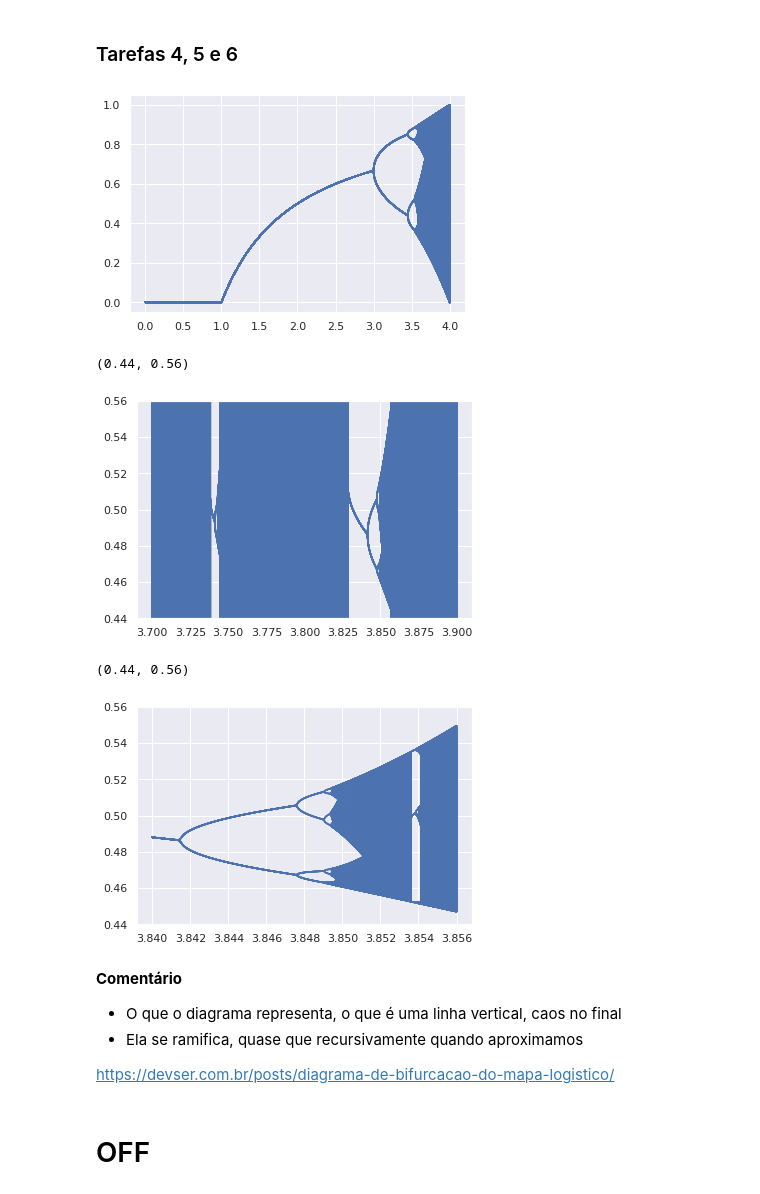
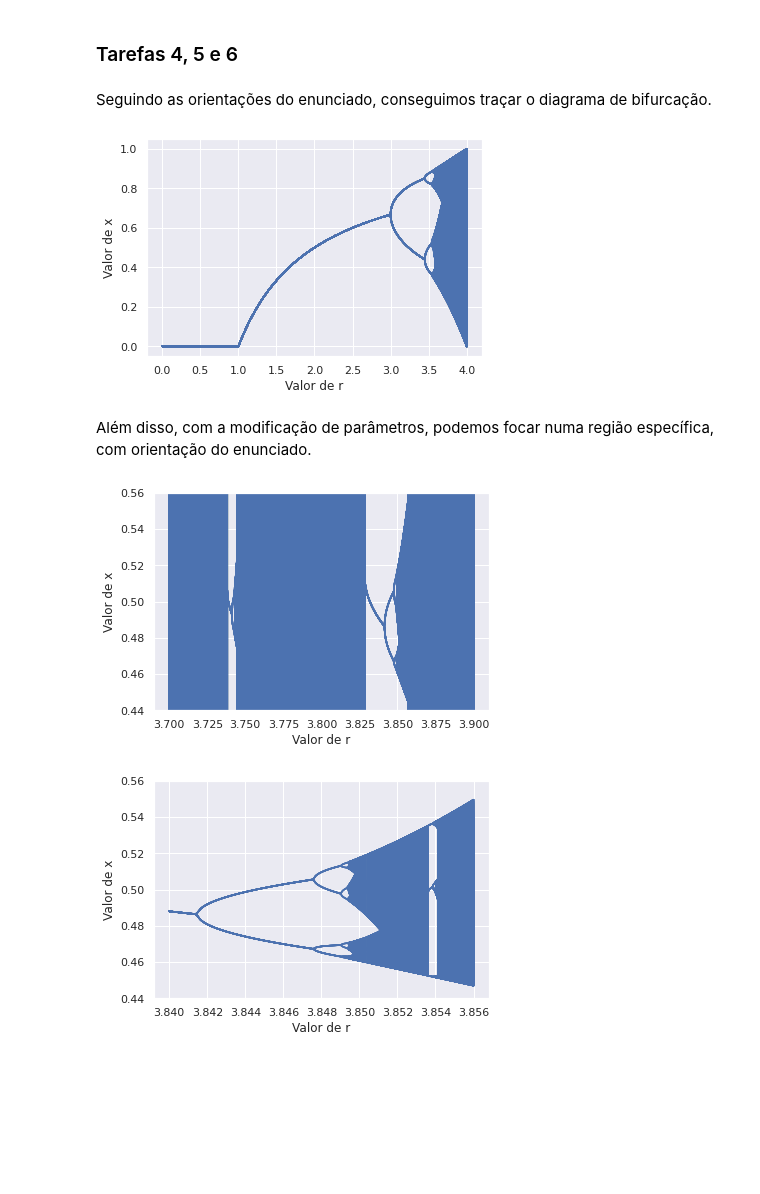
Before and after one commit to arthursl12/FisicaEstatistica, a Jupyter notebook: Caos.ipynb, the cells around one changed output. Saved outputs shown, nothing was run; the diff lists cells and outputs as text; code cells hidden in the pictures; blank space fills up the shorter version.

Commit message:
Caos finalizado

```diff
--- a/Caos.ipynb
+++ b/Caos.ipynb
@@ -228,26 +224,23 @@ plotN_x0(50, 0.5001, 2.5, 3.1, 3.5, 3.7, fig=fig, ax=ax)
 # %% [markdown]
 ### Tarefas 4, 5 e 6
+# %% [markdown]
+Seguindo as orientações do enunciado, conseguimos traçar o diagrama de bifurcação.
 # %%
 bifurcation_plot(0.5, 10**-5, 4, 30*10**3);
+plt.xlabel("Valor de r"); plt.ylabel("Valor de x");
 # %% [output]
-[figure, old version]
+[figure, new version]
+# %% [markdown]
+Além disso, com a modificação de parâmetros, podemos focar numa região específica, com orientação do enunciado.
 # %%
 bifurcation_plot(0.5, 3.7, 3.9, 30*10**3);
 plt.ylim(0.44, 0.56)
+plt.xlabel("Valor de r"); plt.ylabel("Valor de x");
 # %% [output]
-(0.44, 0.56)
-[figure, old version]
+[figure, new version]
 # %%
 bifurcation_plot(0.5, 3.840, 3.856, 30*10**3);
 plt.ylim(0.44, 0.56)
+plt.xlabel("Valor de r"); plt.ylabel("Valor de x");
 # %% [output]
-(0.44, 0.56)
-[figure, old version]
+[figure, new version]
-# %% [markdown]
-**Comentário**
-- O que o diagrama representa, o que é uma linha vertical, caos no final
-- Ela se ramifica, quase que recursivamente quando aproximamos
-
-https://devser.com.br/posts/diagrama-de-bifurcacao-do-mapa-logistico/
-# %% [markdown]
-# OFF
```
Also changed, not shown: parts of 24 cells of this notebook.
